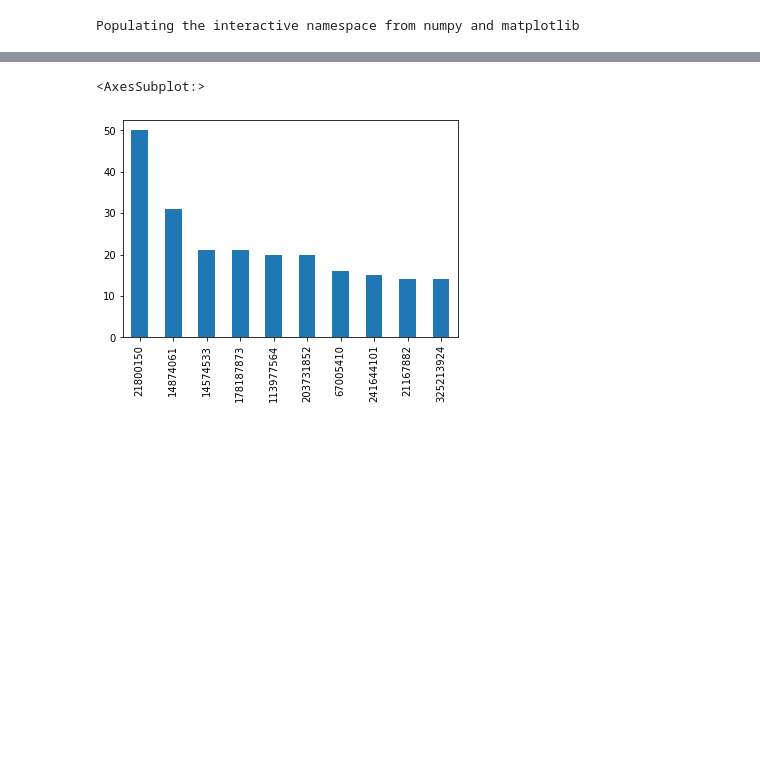
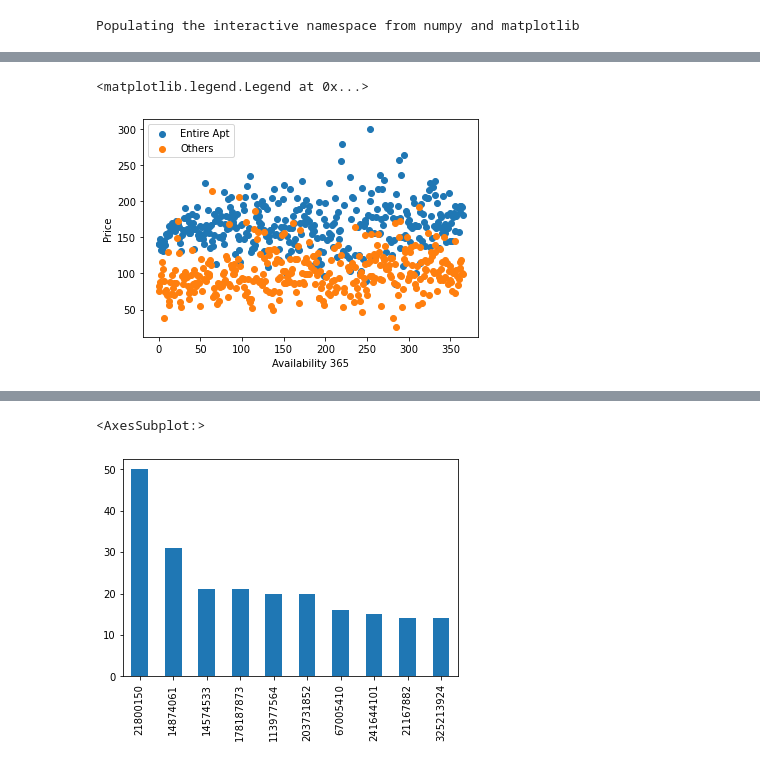
Before and after one commit to averyshepherd/MISs381N-finalproject, a Jupyter notebook: exploratory - vishu.ipynb, the cells around one changed output, grey strips where cells are left out. Cells and saved outputs as stored; diff of their text form; code cells hidden in the pictures; blank space fills up the shorter version.

```diff
--- a/exploratory - vishu.ipynb
+++ b/exploratory - vishu.ipynb
@@ -65,0 +61,12 @@ listings[['room_type', 'price']].boxplot(by = 'room_type', showfliers=False)
+# %%
+pricings_apt_avail = df_apt.groupby('availability_365')['price'].mean()
+pricings_others_avail = df_others.groupby('availability_365')['price'].mean()
+
+plt.scatter(pricings_apt_avail.index, pricings_apt_avail, label = 'Entire Apt')
+plt.scatter(pricings_others_avail.index, pricings_others_avail, label = 'Others')
+xlabel('Availability 365')
+ylabel('Price')
+legend (numpoints = 1, loc = 'best')
+# %% [output]
+<matplotlib.legend.Legend at 0x...>
+[figure, added]
```
Also changed, not shown: parts of 13 cells of this notebook.
